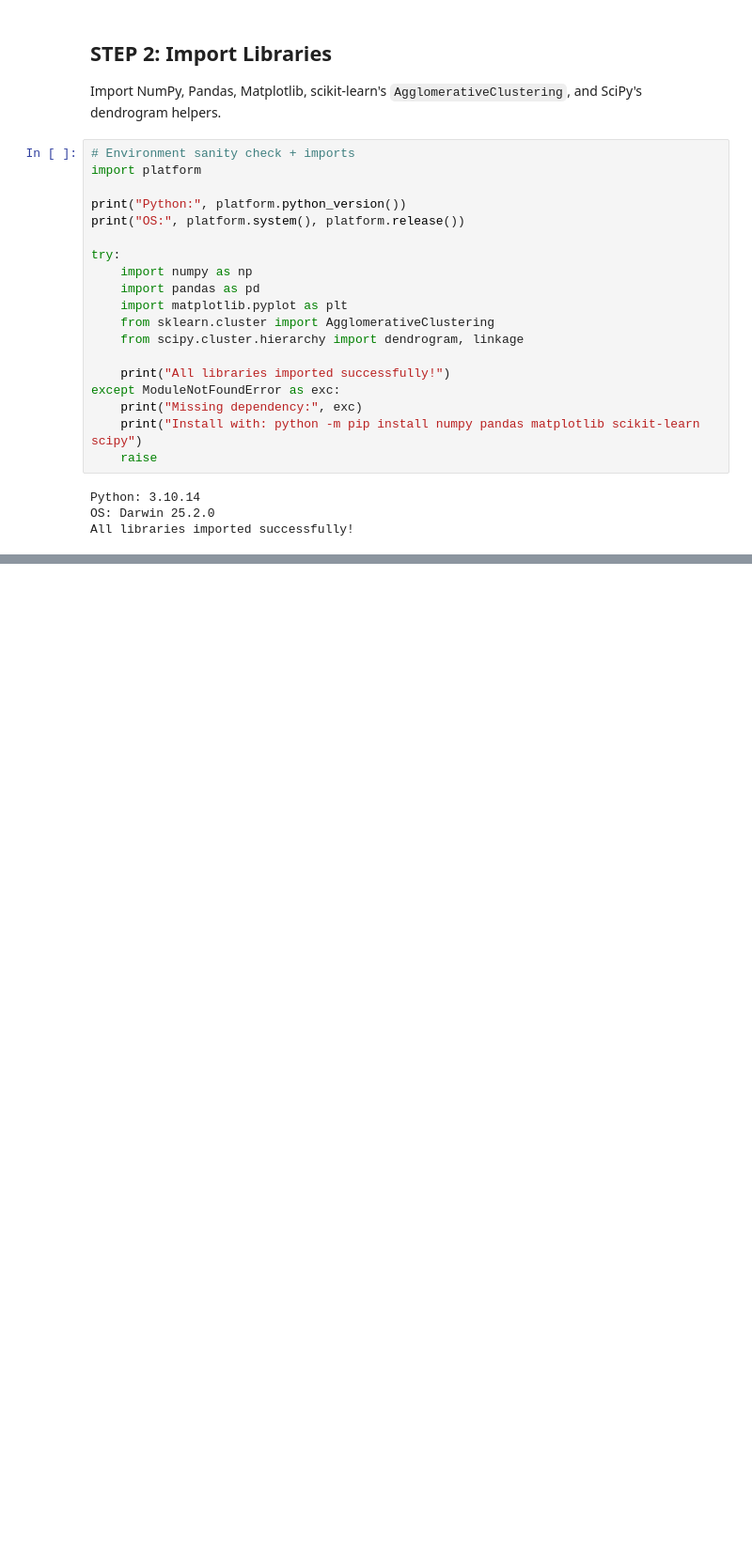
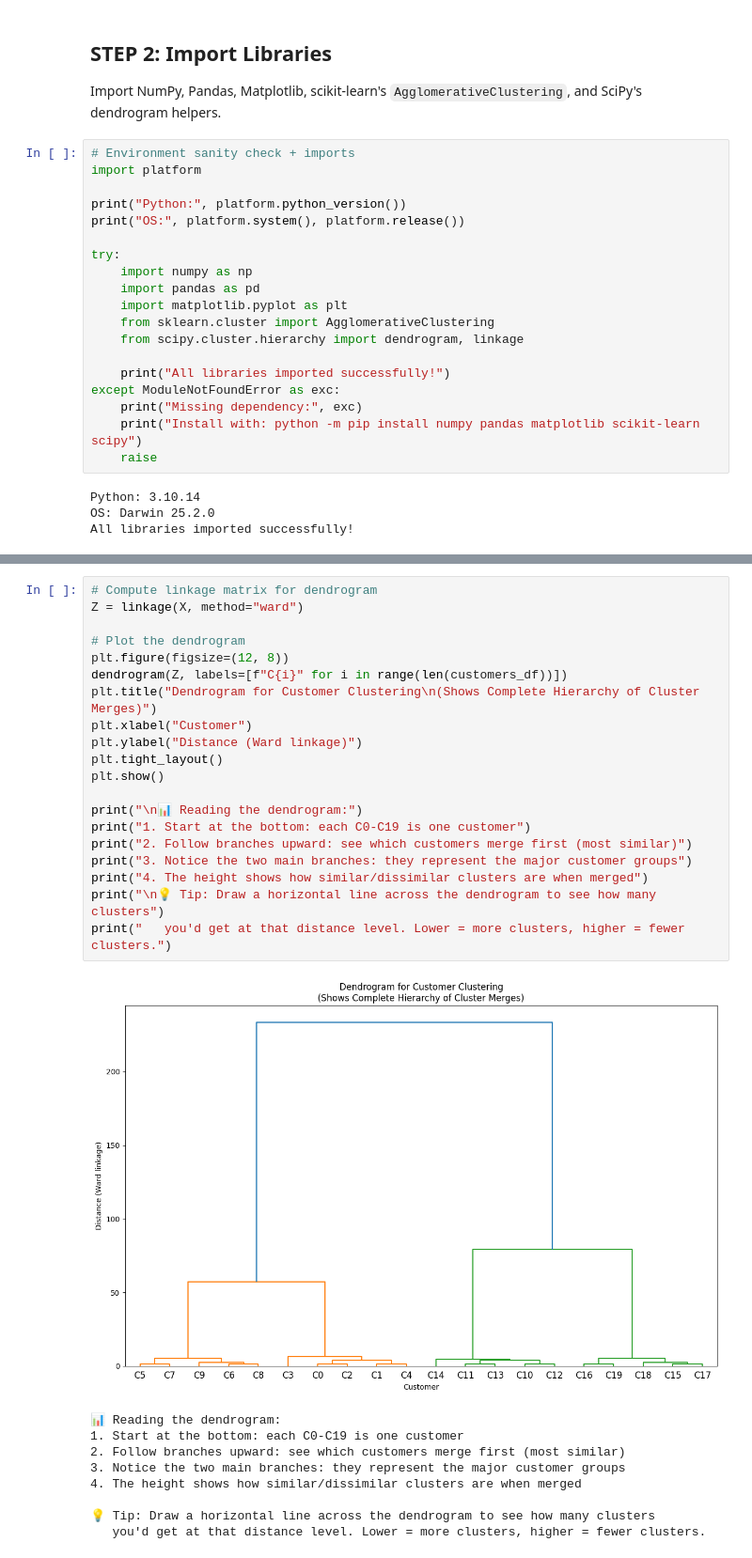
Before and after one commit to adzuci/ai-fundamentals, a Jupyter notebook: class-4-unsupervised-learning/02_class_4_hierarchical_clustering_basics.ipynb, the cells around one changed output, grey strips where cells are left out. Shown at 94% size. Saved outputs shown, nothing was run; the diff lists cells and outputs as text; blank space fills up the shorter version.

```diff
--- a/class-4-unsupervised-learning/02_class_4_hierarchical_clustering_basics.ipynb
+++ b/class-4-unsupervised-learning/02_class_4_hierarchical_clustering_basics.ipynb
@@ -178,0 +252,30 @@ plt.show()
+# %%
+# Compute linkage matrix for dendrogram
+Z = linkage(X, method="ward")
+
+# Plot the dendrogram
+plt.figure(figsize=(12, 8))
+dendrogram(Z, labels=[f"C{i}" for i in range(len(customers_df))])
+plt.title("Dendrogram for Customer Clustering\n(Shows Complete Hierarchy of Cluster Merges)")
+plt.xlabel("Customer")
+plt.ylabel("Distance (Ward linkage)")
+plt.tight_layout()
+plt.show()
+
+print("\n📊 Reading the dendrogram:")
+print("1. Start at the bottom: each C0-C19 is one customer")
+print("2. Follow branches upward: see which customers merge first (most similar)")
+print("3. Notice the two main branches: they represent the major customer groups")
+print("4. The height shows how similar/dissimilar clusters are when merged")
+print("\n💡 Tip: Draw a horizontal line across the dendrogram to see how many clusters")
+print("   you'd get at that distance level. Lower = more clusters, higher = fewer clusters.")
+# %% [output]
+[figure, added]
+📊 Reading the dendrogram:
+1. Start at the bottom: each C0-C19 is one customer
+2. Follow branches upward: see which customers merge first (most similar)
+3. Notice the two main branches: they represent the major customer groups
+4. The height shows how similar/dissimilar clusters are when merged
+
+💡 Tip: Draw a horizontal line across the dendrogram to see how many clusters
+   you'd get at that distance level. Lower = more clusters, higher = fewer clusters.
```
Also changed, not shown: parts of 19 cells of this notebook.
